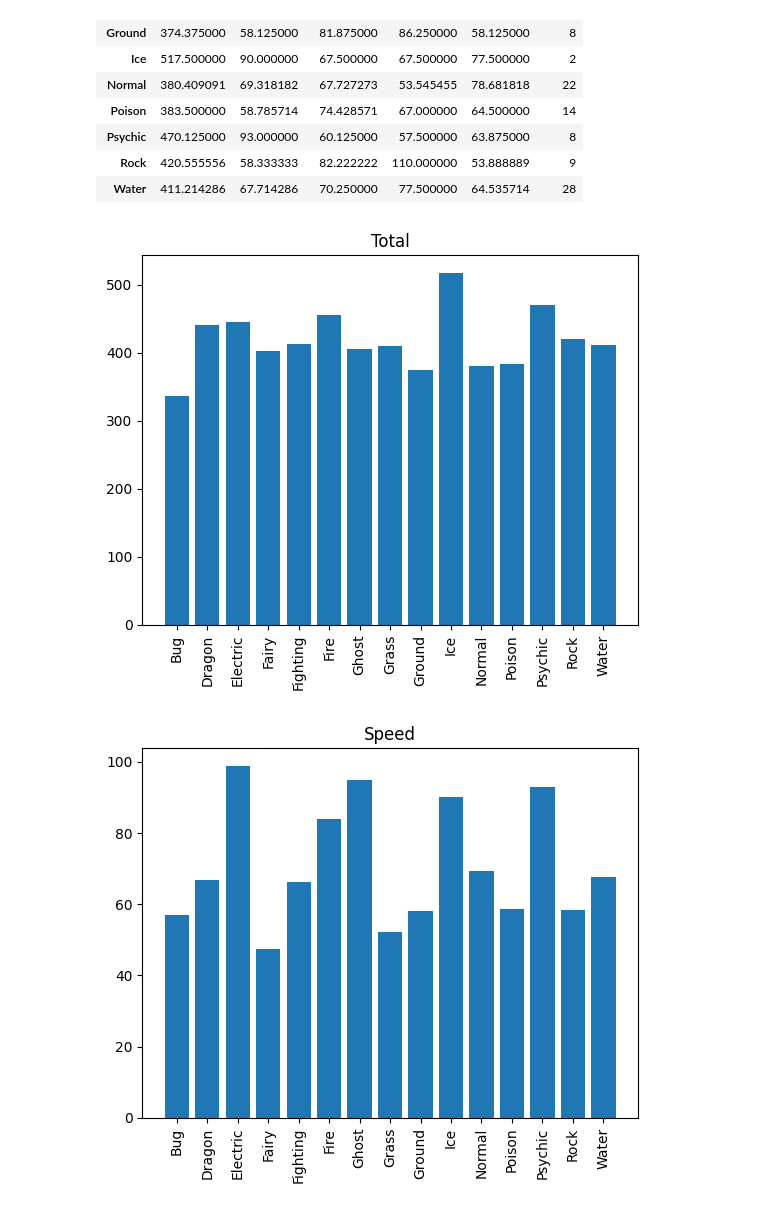
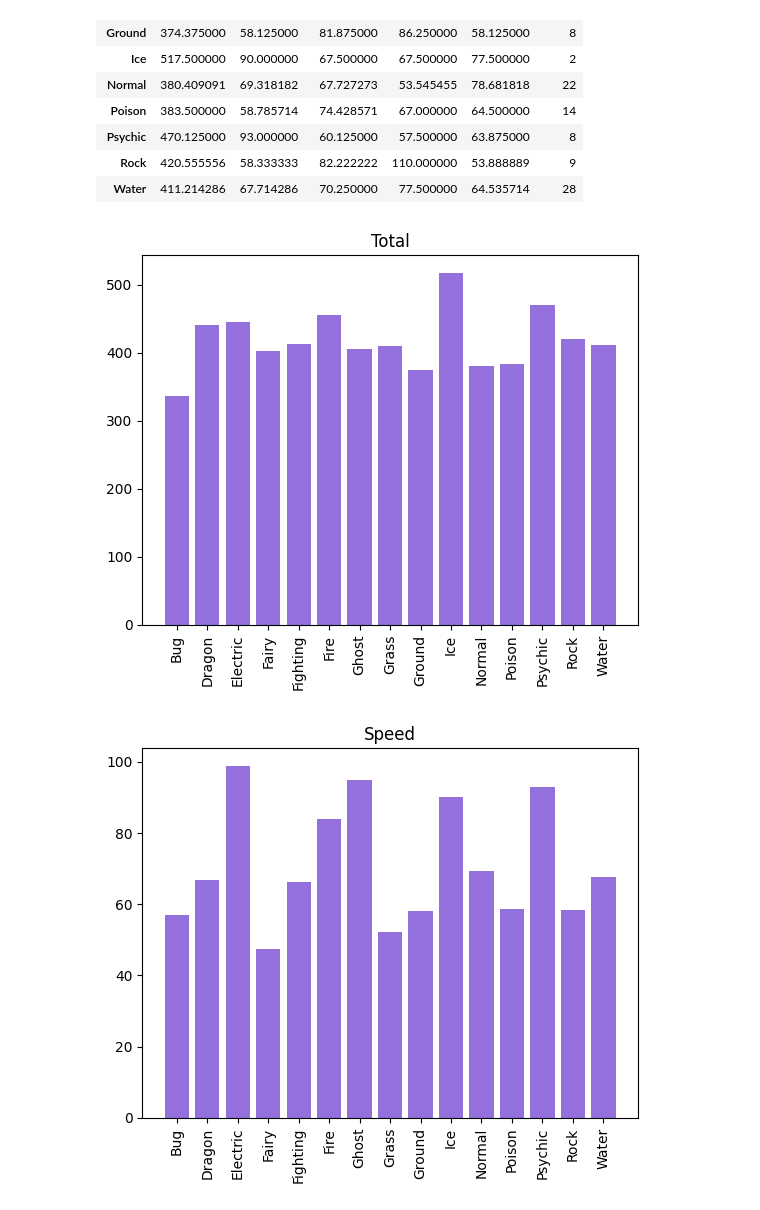
Before and after one commit to Akingzs/Python-Data-Science, a Jupyter notebook: Pokemon/Pokemon.ipynb, the cells around one changed output. Saved outputs shown, nothing was run; the diff lists cells and outputs as text; code cells hidden in the pictures.

```diff
--- a/Pokemon/Pokemon.ipynb
+++ b/Pokemon/Pokemon.ipynb
@@ -20,3 +19,6 @@ df.head(10)
 | 7 | 6 | CharizardMega Charizard X | Fire | Dragon | 634 | 78 | 130 | 111 | 130 | 85 | 100 | ... |
 | 8 | 6 | CharizardMega Charizard Y | Fire | Flying | 634 | 78 | 104 | 78 | 159 | 115 | 100 | ... |
 | 9 | 7 | Squirtle | Water | NaN | 314 | 44 | 48 | 65 | 50 | 64 | 43 | ... |
+# %%
+# Drop table index, pandas already have it
+df.drop('#',axis=1,inplace=True)
@@ -103,7 +169 @@ df['Type 2'].count()
 gen1_df = df
-# %%
-# Split
-gen1_df[['Name1', 'Mega']] = gen1_df['Name'].str.split('Mega', expand=True)
-gen1_df = df.loc[(df['Generation']==1) & (~gen1_df['Mega'].notna())]
-
-gen1_df.head(10)
@@ -122,5 +170,3 @@ gen1_df.head(10)
-# %%
-gen1_df.drop(['Name','#'], axis=1, inplace=True)
 # %%
 gen1_df
 # %% [output]
@@ -142,0 +186,6 @@ for i in range(len(gen1_df.columns)):
+# %%
+# Split
+gen1_df['Mega'] = gen1_df['Name'].str.contains('Mega')
+gen1_df = df.loc[(df['Generation']==1) & (~gen1_df['Mega']==True)]
+
+gen1_df.head(10)
@@ -164,12 +226,12 @@ gen1_mean
 | Rock | 420.555556 | 58.333333 | 82.222222 | 110.000000 | 53.888889 | 9 |
 | Water | 411.214286 | 67.714286 | 70.250000 | 77.500000 | 64.535714 | 28 |
 # %%
-# Gen1 analysis
+#
 for coluna in gen1_mean.columns:
-    plt.bar(gen1_mean.index,gen1_mean[coluna])
+    plt.bar(gen1_mean.index,gen1_mean[coluna], color='mediumpurple')
     plt.title(coluna)
     plt.xticks(rotation=90)
     plt.show()
 # %% [output]
-[figure, old version]
+[figure, new version]
-[figure, old version]
+[figure, new version]
```
Also changed, not shown: parts of 27 cells of this notebook.
